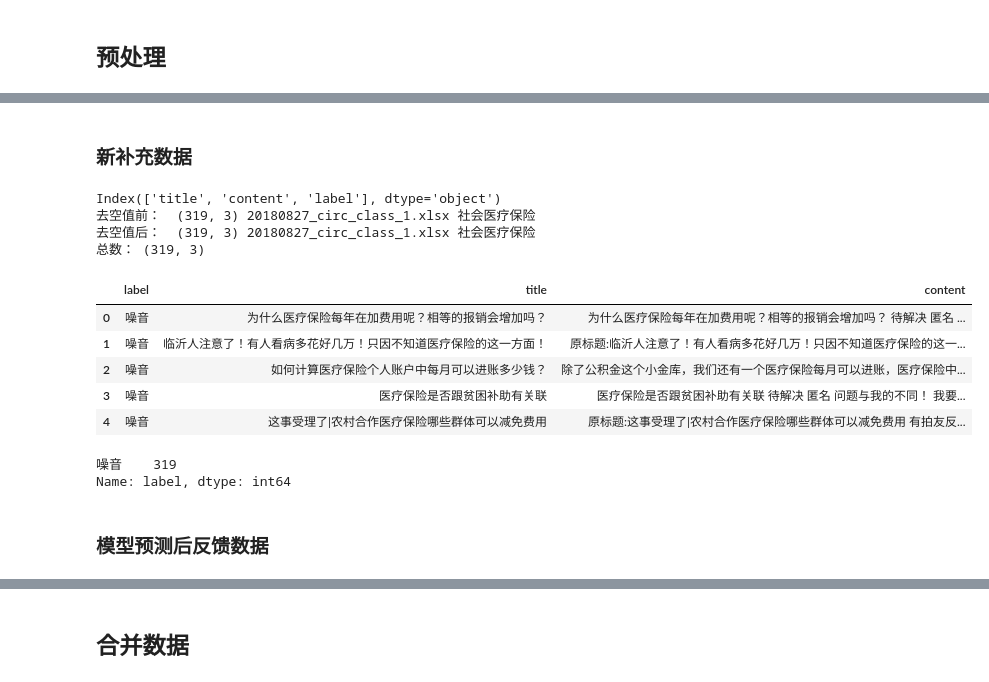
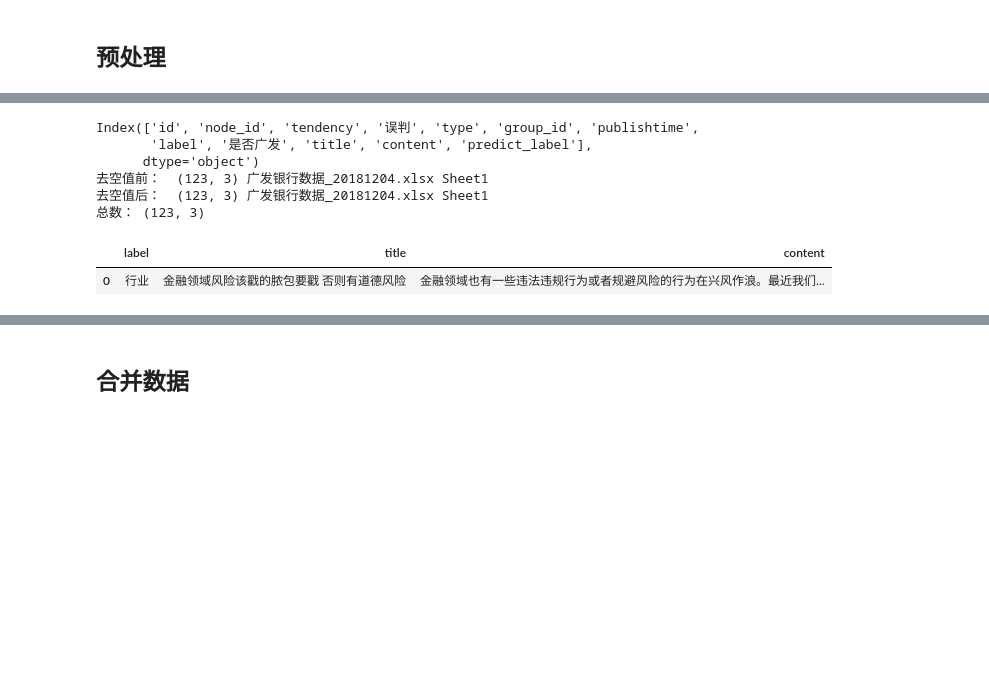
Before and after one commit to xuhuanyunxiao/jupyter-notebook, a Jupyter notebook: proj_train_test/get_and_pre_1.ipynb, the cells around one changed output, grey strips where cells are left out. Cells and saved outputs as stored; diff of their text form; code cells hidden in the pictures; blank space fills up the shorter version.

```diff
--- a/proj_train_test/get_and_pre_1.ipynb
+++ b/proj_train_test/get_and_pre_1.ipynb
@@ -596,3 +630 @@ pre_save(pre_cor_circ.handle_contents, circ_raw_class, save_folder)
-# %%
-folder = 'circ_data_class/20180910'
 # %% [markdown]
@@ -684,29 +632,20 @@ Name: label, dtype: int64
-# %% [markdown]
-### 新补充数据
 # %%
-file_list_3 = ['20180827_circ_class_1.xlsx'
+file_list_6 = ['广发银行数据_20181204.xlsx',
                ] # 多个 sheet
 
-circ_raw_class_3 = get_new_data(folder, file_list_3)
+circ_raw_class_6 = get_new_data(folder, file_list_6)
 
-circ_raw_class_3['label'] = circ_raw_class_3['label'].apply(lambda x:x.strip())
-print('总数：', circ_raw_class_3.shape)
-circ_raw_class_3.head()
+circ_raw_class_6['label'] = circ_raw_class_6['label'].apply(lambda x:x.strip())
+# circ_raw_class_6 = circ_raw_class_6[circ_raw_class_6['label'] != '删除']
+
+print('总数：', circ_raw_class_6.shape)
+circ_raw_class_6.iloc[:1, :]
 # %% [output]
-Index(['title', 'content', 'label'], dtype='object')
-去空值前：  (319, 3) 20180827_circ_class_1.xlsx 社会医疗保险
-去空值后：  (319, 3) 20180827_circ_class_1.xlsx 社会医疗保险
-总数： (319, 3)
+Index(['id', 'node_id', 'tendency', '误判', 'type', 'group_id', 'publishtime',
+       'label', '是否广发', 'title', 'content', 'predict_label'],
+      dtype='object')
+去空值前：  (123, 3) 广发银行数据_20181204.xlsx Sheet1
+去空值后：  (123, 3) 广发银行数据_20181204.xlsx Sheet1
+总数： (123, 3)
 |  | label | title | content |
-| 0 | 噪音 | 为什么医疗保险每年在加费用呢？相等的报销会增加吗？ | 为什么医疗保险每年在加费用呢？相等的报销会增加吗？ 待解决 匿名 ... |
-| 1 | 噪音 | 临沂人注意了！有人看病多花好几万！只因不知道医疗保险的这一方面！ | 原标题:临沂人注意了！有人看病多花好几万！只因不知道医疗保险的这一... |
-| 2 | 噪音 | 如何计算医疗保险个人账户中每月可以进账多少钱？ | 除了公积金这个小金库，我们还有一个医疗保险每月可以进账，医疗保险中... |
-| 3 | 噪音 | 医疗保险是否跟贫困补助有关联 | 医疗保险是否跟贫困补助有关联 待解决 匿名 问题与我的不同！ 我要... |
-| 4 | 噪音 | 这事受理了|农村合作医疗保险哪些群体可以减免费用 | 原标题:这事受理了|农村合作医疗保险哪些群体可以减免费用 有拍友反... |
+| 0 | 行业 | 金融领域风险该戳的脓包要戳 否则有道德风险 | 金融领域也有一些违法违规行为或者规避风险的行为在兴风作浪。最近我们... |
-# %%
-circ_raw_class_3['label'].value_counts()
-# %% [output]
-噪音    319
-Name: label, dtype: int64
-# %% [markdown]
-### 模型预测后反馈数据
```
Also changed, not shown: parts of 121 cells of this notebook, 36 other files.
